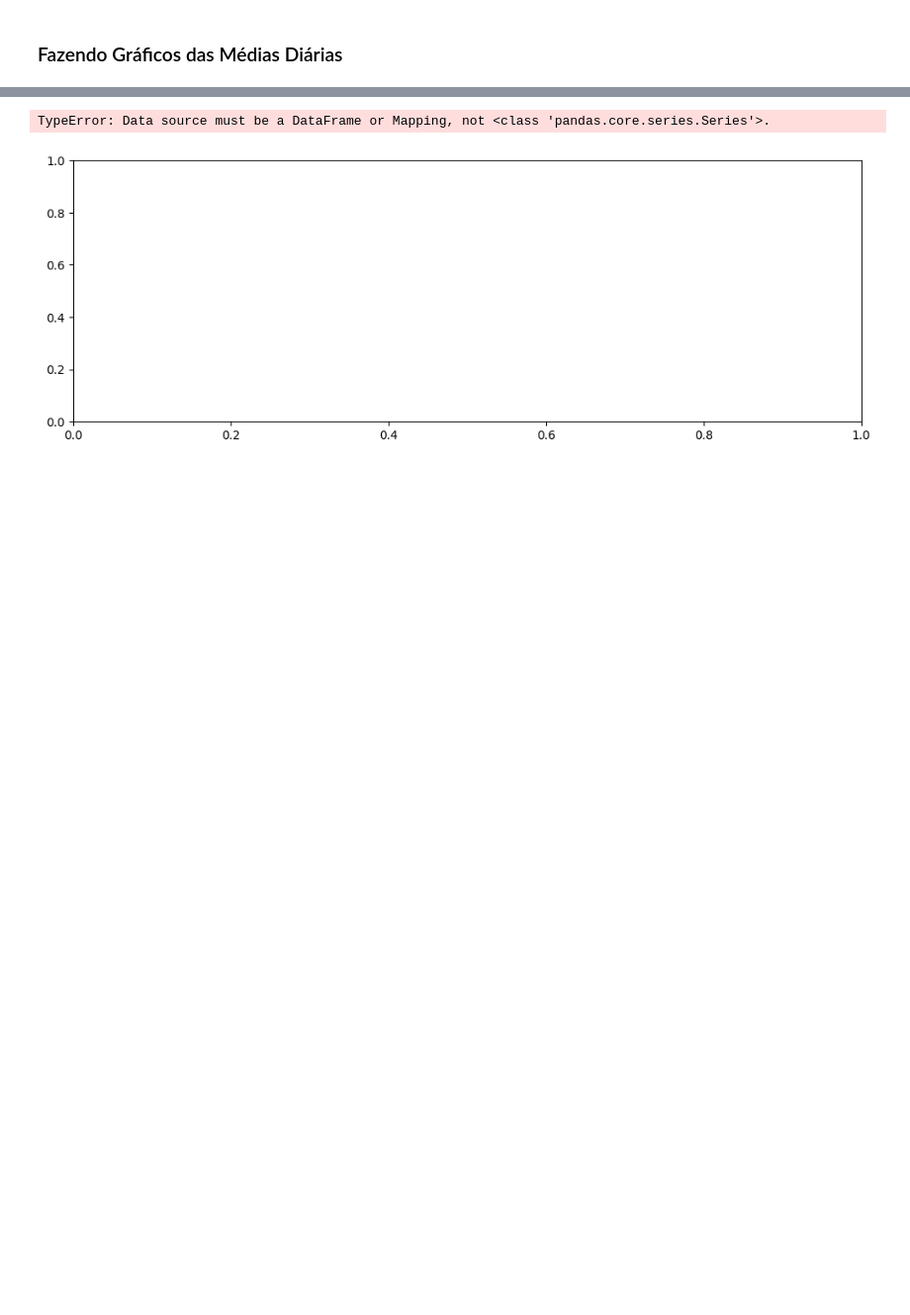
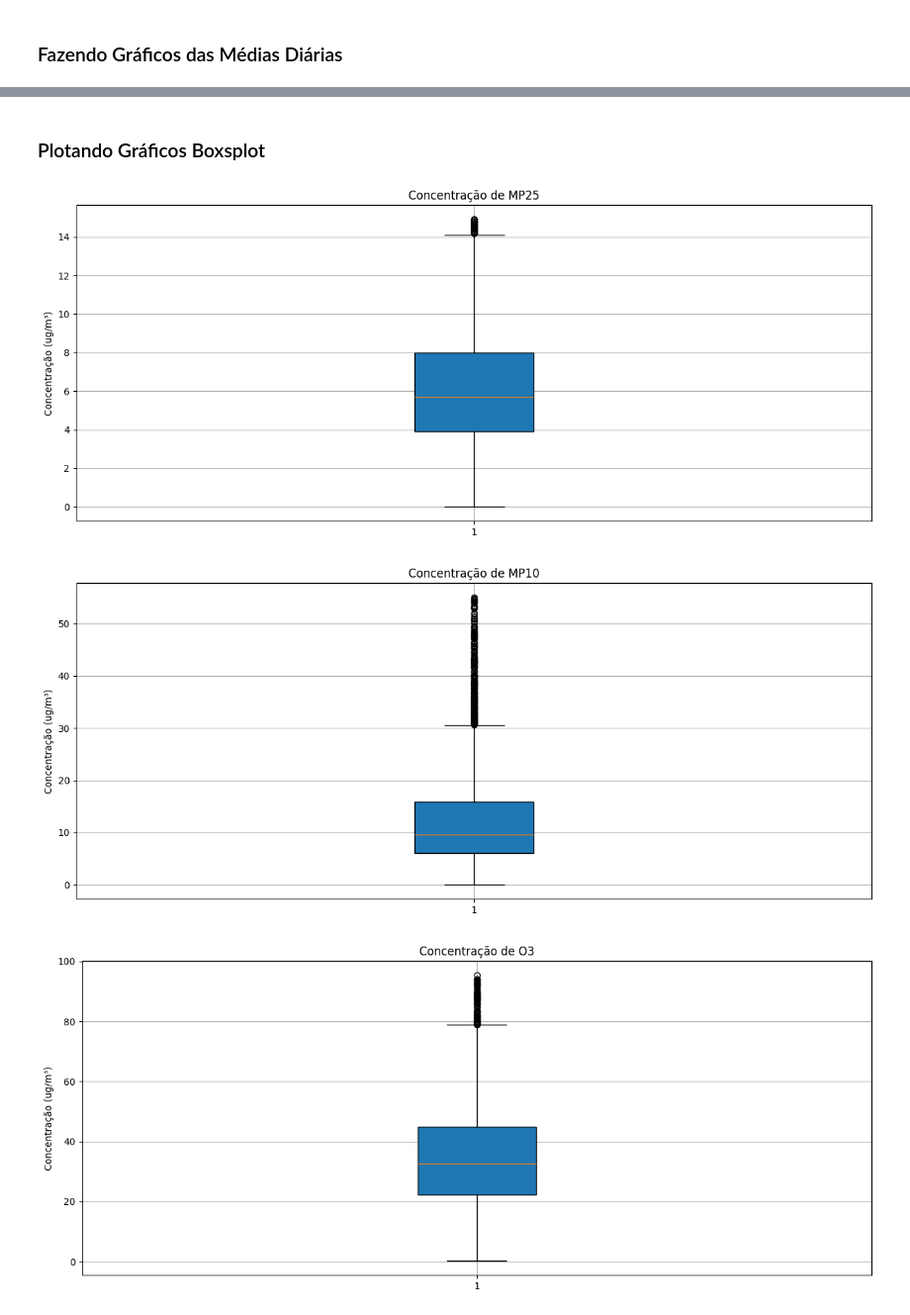
Before and after one commit to Bianca-bonetti/ENS410064, a Jupyter notebook: Atividade03.ipynb, the cells around one changed output, grey strips where cells are left out. Shown at 99% size. Drawn from its saved outputs; the diff is of its cells as text; code cells hidden in the pictures; blank space fills up the shorter version.

```diff
--- a/Atividade03.ipynb
+++ b/Atividade03.ipynb
@@ -87,7 +90,3 @@ See the caveats in the documentation: https://pandas.pydata.org/pandas-docs/stab
 | 2023-01-01 02:30:00 | 2023 | 1 | 1 | 2 | 30 | Ibes | ES_008 | MP25 | NaN | ug/m3 | Automatica | ... |
 | 2023-01-01 03:30:00 | 2023 | 1 | 1 | 3 | 30 | Ibes | ES_008 | MP25 | NaN | ug/m3 | Automatica | ... |
 | 2023-01-01 04:30:00 | 2023 | 1 | 1 | 4 | 30 | Ibes | ES_008 | MP25 | NaN | ug/m3 | Automatica | ... |
-# %%
-# Selecionando somente os dados importantes para minha análise
-laranjeiras = laranjeiras[['Poluente','Valor', 'Unidade', 'Tipo', 'Testacao']]
-laranjeiras
@@ -165,14 +154,23 @@ for polu in poluentes:
+# %% [markdown]
+### Plotando Gráficos Boxsplot
 # %%
-fig,ax = plt.subplots(figsize = (12,4))
-ii = 0
 for polu in poluentes:
     df_poluente = laranjeiras.loc[(laranjeiras['Poluente'] == polu)]
-    sns.boxplot(x='Mes',y='Valor', data=df_poluente['Valor'], ax=ax)
-    plt.xlabel('Mês')  # Adicionar rótulo ao eixo x
-    plt.ylabel('Valor')  # Adicionar rótulo ao eixo y
-    plt.title('Boxplot de Valores por Mês para o Poluente '+polu+' na Estação PR_012')
-    plt.show()
-    ii = ii+1
+    # Removendo valores ausentes da coluna 'Valor'
+    df_poluente = df_poluente.dropna(subset=['Valor'])
+    if len(df_poluente) > 0:
+        mediana = df_poluente['Valor'].median()
+        desvio_padrao = df_poluente['Valor'].std()
+        # Filtrar para manter apenas os valores que são menores ou iguais a 2 vezes a mediana
+        df_poluente = df_poluente[(df_poluente['Valor'] >= mediana-2*desvio_padrao)&(df_poluente['Valor'] <= mediana+2*desvio_padrao)]
+
+        plt.figure(figsize=(15, 6))
+        plt.boxplot(df_poluente['Valor'], vert=True, patch_artist=True)
+        plt.title('Concentração de '+polu)
+        plt.ylabel('Concentração (ug/m³)')
+        plt.grid(True)
+        plt.show()
 # %% [output]
-TypeError: Data source must be a DataFrame or Mapping, not <class 'pandas.core.series.Series'>.
-[figure, old version]
+[figure, new version]
+[figure, added]
+[figure, added]
```
Also changed, not shown: parts of 13 cells of this notebook.
